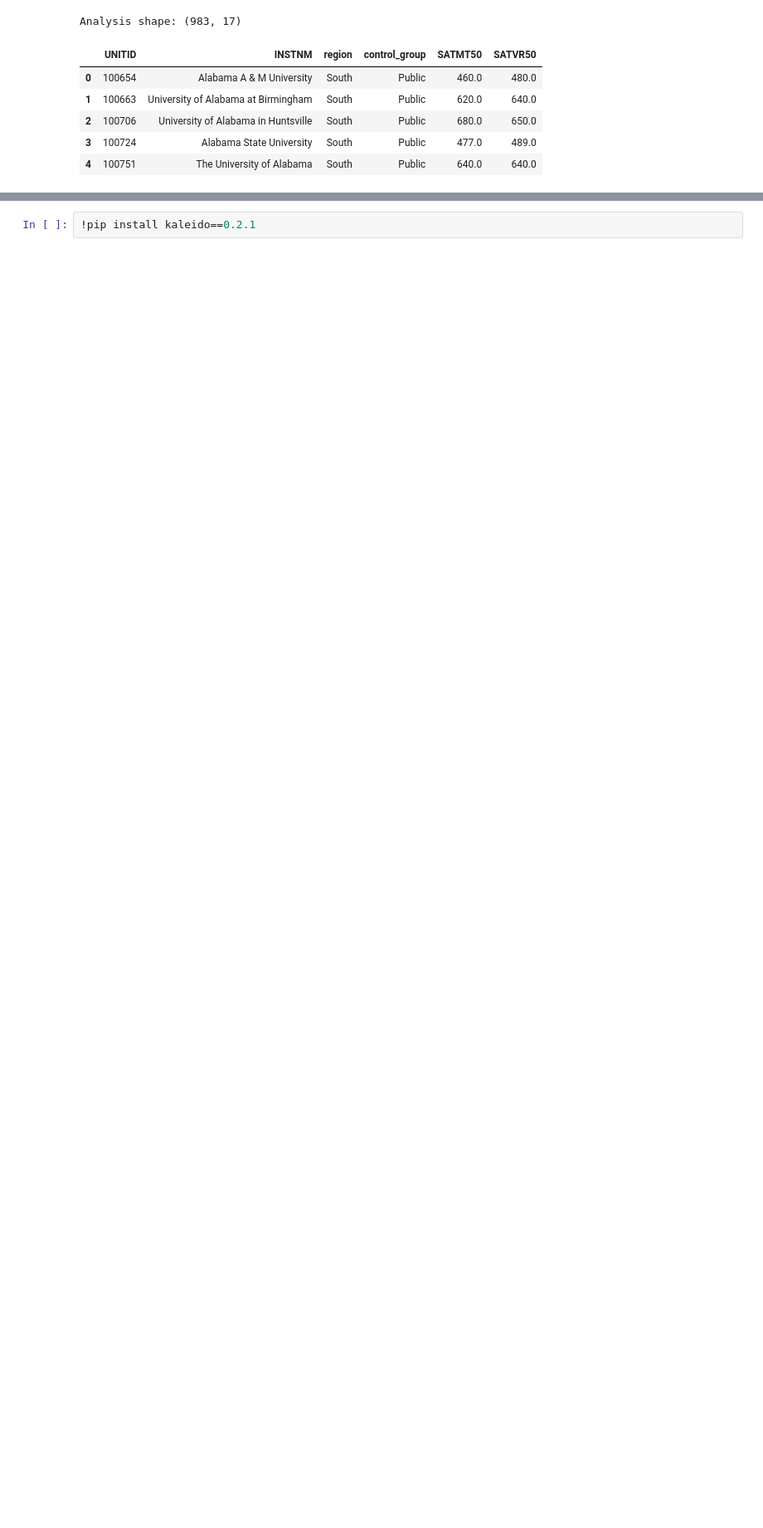
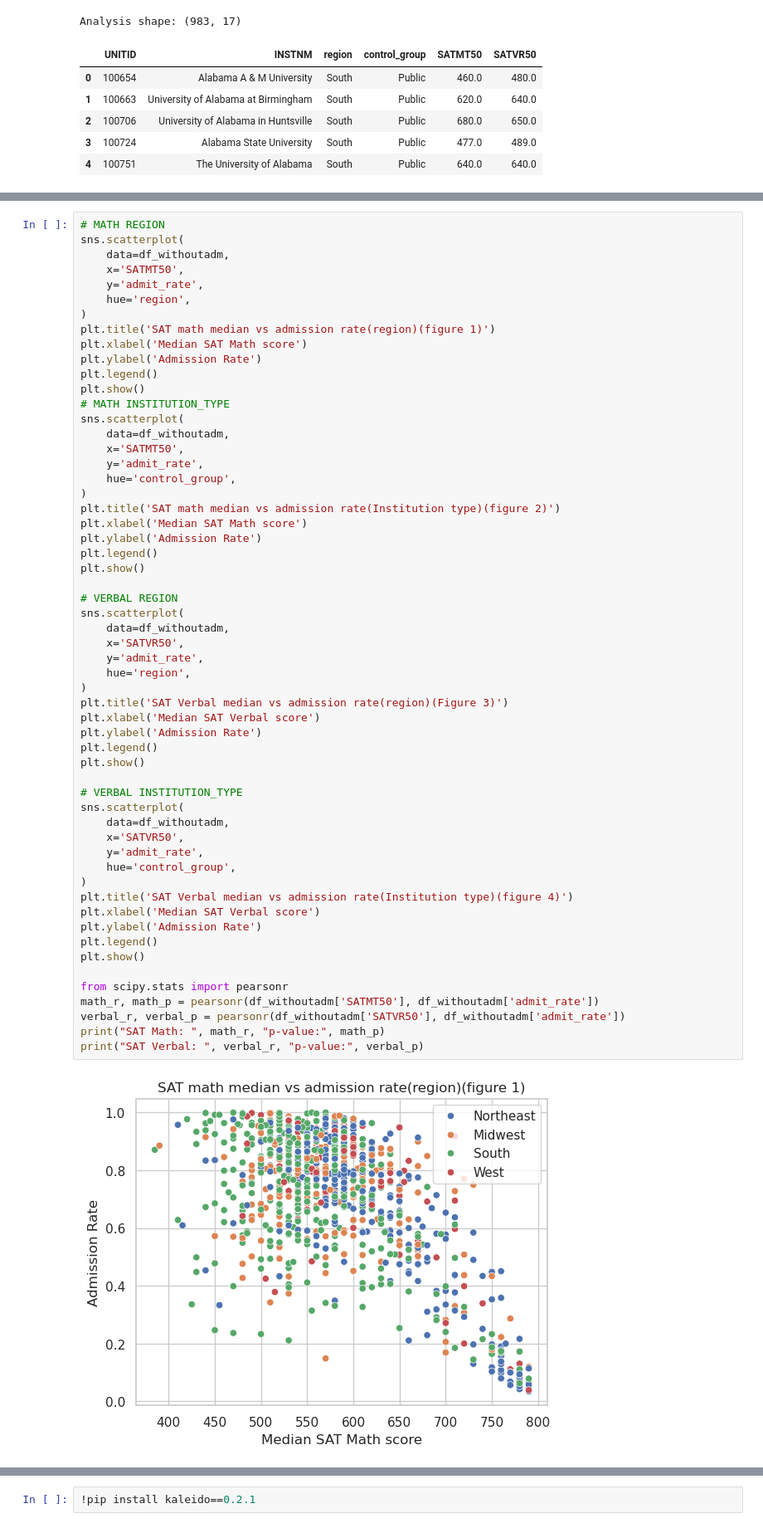
Before and after one commit to COGS108/Group065_WI26, a Jupyter notebook: 03-FinalProject.ipynb, the cells around one changed output, grey strips where cells are left out. Shown at 83% size. Cells and saved outputs as stored; diff of their text form; blank space fills up the shorter version.

```diff
--- a/03-FinalProject.ipynb
+++ b/03-FinalProject.ipynb
@@ -323,0 +332,59 @@ Analysis shape: (983, 17)
+# %%
+# MATH REGION
+sns.scatterplot(
+    data=df_withoutadm,
+    x='SATMT50',
+    y='admit_rate',
+    hue='region',
+)
+plt.title('SAT math median vs admission rate(region)(figure 1)')
+plt.xlabel('Median SAT Math score')
+plt.ylabel('Admission Rate')
+plt.legend()
+plt.show()
+# MATH INSTITUTION_TYPE
+sns.scatterplot(
+    data=df_withoutadm,
+    x='SATMT50',
+    y='admit_rate',
+    hue='control_group',
+)
+plt.title('SAT math median vs admission rate(Institution type)(figure 2)')
+plt.xlabel('Median SAT Math score')
+plt.ylabel('Admission Rate')
+plt.legend()
+plt.show()
+
+# VERBAL REGION
+sns.scatterplot(
+    data=df_withoutadm,
+    x='SATVR50',
+    y='admit_rate',
+    hue='region',
+)
+plt.title('SAT Verbal median vs admission rate(region)(Figure 3)')
+plt.xlabel('Median SAT Verbal score')
+plt.ylabel('Admission Rate')
+plt.legend()
+plt.show()
+
+# VERBAL INSTITUTION_TYPE
+sns.scatterplot(
+    data=df_withoutadm,
+    x='SATVR50',
+    y='admit_rate',
+    hue='control_group',
+)
+plt.title('SAT Verbal median vs admission rate(Institution type)(figure 4)')
+plt.xlabel('Median SAT Verbal score')
+plt.ylabel('Admission Rate')
+plt.legend()
+plt.show()
+
+from scipy.stats import pearsonr
+math_r, math_p = pearsonr(df_withoutadm['SATMT50'], df_withoutadm['admit_rate'])
+verbal_r, verbal_p = pearsonr(df_withoutadm['SATVR50'], df_withoutadm['admit_rate'])
+print("SAT Math: ", math_r, "p-value:", math_p)
+print("SAT Verbal: ", verbal_r, "p-value:", verbal_p)
+# %% [output]
+[figure, added]
```
Also changed, not shown: parts of 30 cells of this notebook.
